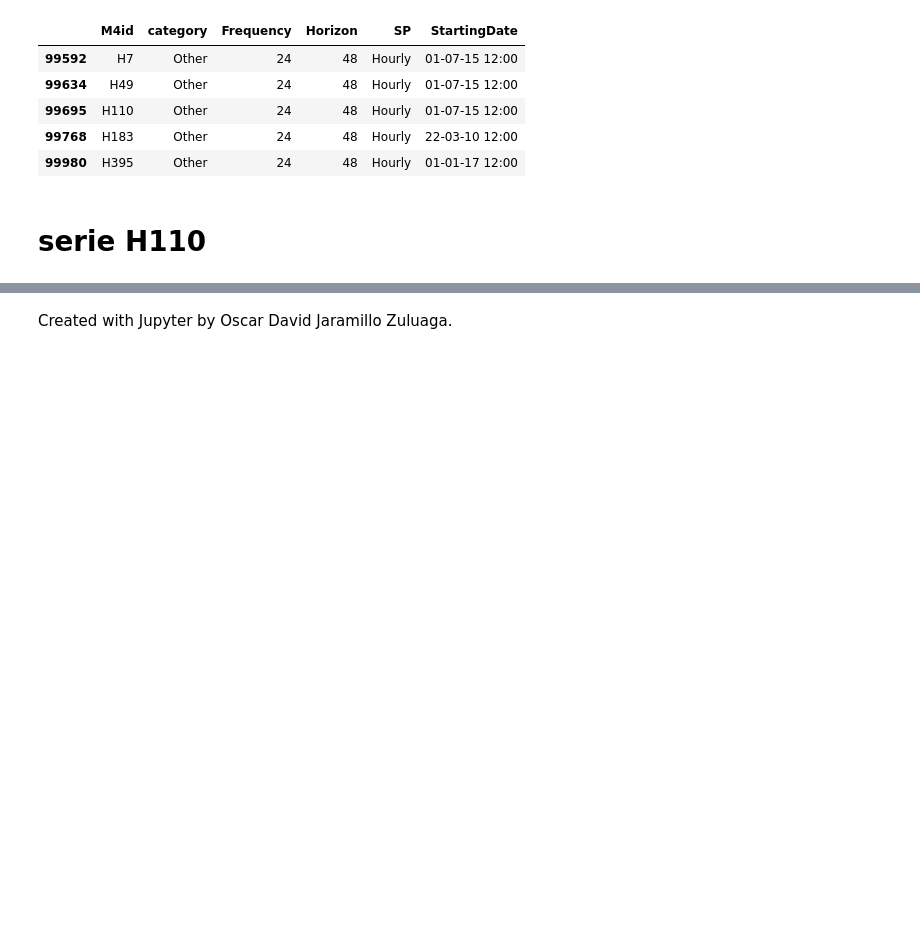
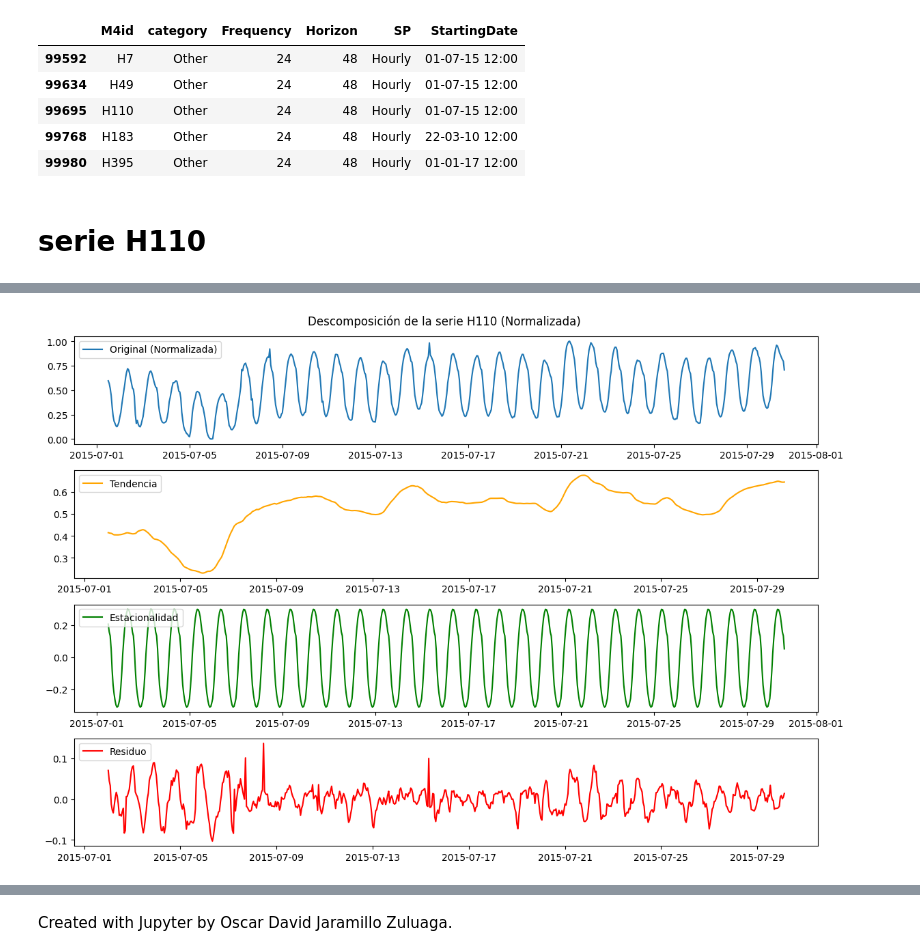
Before and after one commit to dafnetamayo/examen2MNL, a Jupyter notebook: Examen_Tema 2-2025-I/univariate/Examen2_Tema2.ipynb, the cells around one changed output, grey strips where cells are left out. Drawn from its saved outputs; the diff is of its cells as text; code cells hidden in the pictures; blank space fills up the shorter version.

```diff
--- a/Examen_Tema 2-2025-I/univariate/Examen2_Tema2.ipynb
+++ b/Examen_Tema 2-2025-I/univariate/Examen2_Tema2.ipynb
@@ -205,10 +209,12 @@ sp_value_lower = sp_value.lower()
 # %%
 #Preparación del DataFrame de series
 # Se establece la primera columna como índice para organizar mejor el DataFrame
-df_series.set_index(df_series.columns[0], inplace=True)
+# Transponemos el DataFrame para que cada columna represente una serie de tiempo
 
-# Transponemos el DataFrame para que cada columna represente una serie de tiempo
-df_t = df_series.T
+df_raw.set_index(df_raw.columns[0], inplace=True)
+df_series = df_raw.T
+
+df_t = df_series
 # %%
 series = ['H110', 'H7', 'H395', 'H183', 'H49']
 filtered = df_meta.loc[df_meta['M4id'].isin(series)]
@@ -252,12 +239,0 @@ plt.show()
-# %%
-#transformación: Aplicar transformación logarítmica
-# Se suma 1 para evitar problemas con log(0)
-df_serie["valor_log"] = np.log(df_serie["valor"] + 1)
-
-plt.figure(figsize=(8, 4))
-plt.plot(df_serie["fecha"], df_serie["valor_log"], label=f"{serie_id} (log-transformed)")
-plt.xlabel("Fecha y Hora")
-plt.ylabel("Valor Logarítmico")
-plt.title(f"Evolución de la serie {serie_id} (Transformación Logarítmica)")
-plt.legend()
-plt.show()
@@ -268,9 +239,0 @@ plt.show()
-# %%
-serie_id = "H7"
-
-start_date = pd.to_datetime("01-01-20 00:00", format="%d-%m-%y %H:%M")
-# Genera el índice de fechas con frecuencia horaria, con tantos periodos como datos tenga la serie
-index = pd.date_range(start=start_date, periods=len(df_t[serie_id]), freq="H")
-
-serie = df_t[serie_id].copy()
-serie.index = index
@@ -336,0 +240,3 @@ for sid in series_list:
+# %%
+def normalize_minmax(series):
+    return (series - series.min()) / (series.max() - series.min())
@@ -336,0 +301,4 @@ for sid in series_list:
+# %%
+plot_decomposition(df_t, "H110", period=24)
+# %% [output]
+[figure, added]
```
Also changed, not shown: parts of 38 cells of this notebook.
